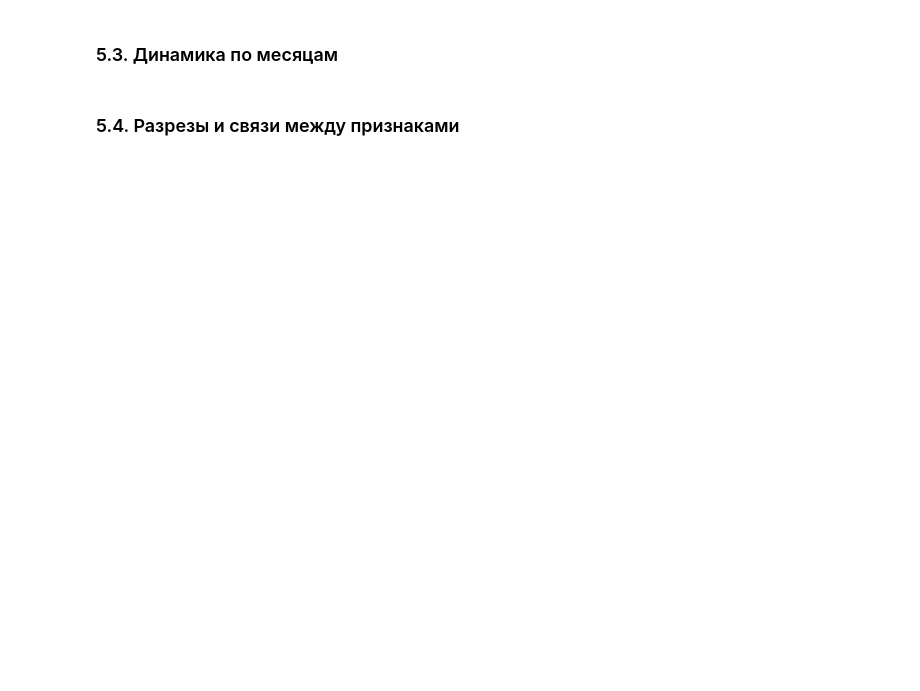
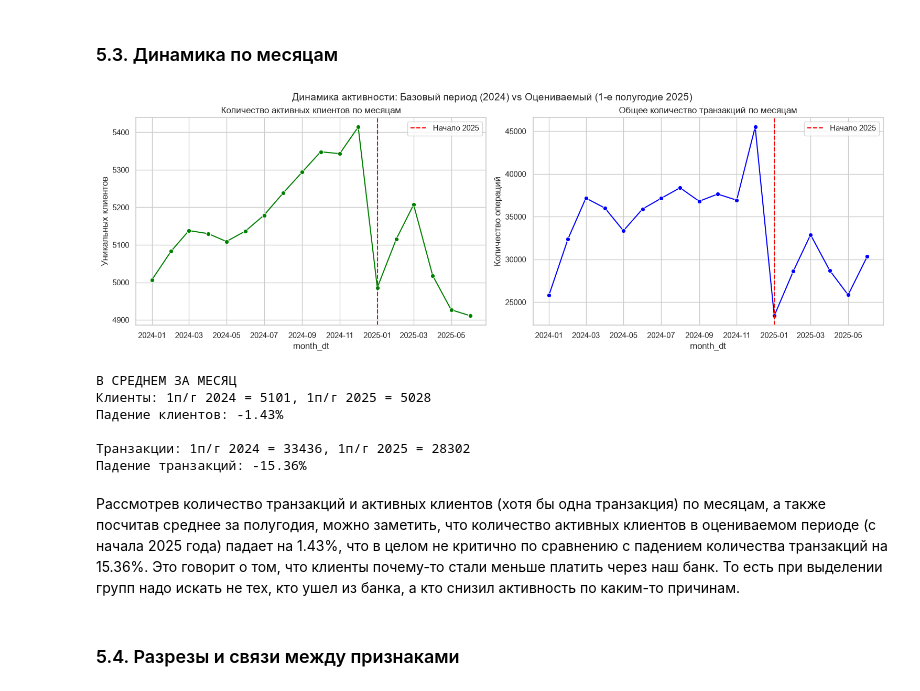
Before and after one commit to sonestos/Nikitenko_Sofya_Lab1, a Jupyter notebook: 01_analysis.ipynb, the cells around one changed output. Cells and saved outputs as stored; diff of their text form; code cells hidden in the pictures; blank space fills up the shorter version.

Commit message:
графики

```diff
--- a/01_analysis.ipynb
+++ b/01_analysis.ipynb
@@ -977,4 +1079,74 @@ cleaning_log = pd.concat([cleaning_log, pd.DataFrame(new_log_txn_dups)], ignore_
 # %% [markdown]
 ### 5.3. Динамика по месяцам
+# %%
+import matplotlib.pyplot as plt
+import seaborn as sns
+import pandas as pd
+
+txn_success = txn[txn['status'] == 'успешно'].copy()
+
+txn_success = txn_success[
+    (txn_success['txn_datetime'] >= '2024-01-01') &
+    (txn_success['txn_datetime'] <= '2025-06-30 23:59:59')
+]
+
+txn_success['month'] = txn_success['txn_datetime'].dt.to_period('M')
+
+monthly_stats = txn_success.groupby('month').agg(
+    active_clients=('client_id', 'nunique'),
+    total_txn=('txn_id', 'count')
+).reset_index()
+
+monthly_stats['month_dt'] = monthly_stats['month'].dt.to_timestamp()
+monthly_stats['year'] = monthly_stats['month_dt'].dt.year
+monthly_stats['month_num'] = monthly_stats['month_dt'].dt.month
+
+# Строим графики (оставляем как было)
+fig, axes = plt.subplots(1, 2, figsize=(15, 5), layout="constrained")
+sns.lineplot(data=monthly_stats, x='month_dt', y='active_clients', marker='o', ax=axes[0], color='green')
+axes[0].axvline(pd.Timestamp('2025-01-01'), color='red', linestyle='--', label='Начало 2025')
+axes[0].set_title('Количество активных клиентов по месяцам')
+axes[0].set_ylabel('Уникальных клиентов')
+axes[0].legend()
+
+sns.lineplot(data=monthly_stats, x='month_dt', y='total_txn', marker='o', ax=axes[1], color='blue')
+axes[1].axvline(pd.Timestamp('2025-01-01'), color='red', linestyle='--', label='Начало 2025')
+axes[1].set_title('Общее количество транзакций по месяцам')
+axes[1].set_ylabel('Количество операций')
+axes[1].legend()
+fig.suptitle('Динамика активности: Базовый период (2024) vs Оцениваемый (1-е полугодие 2025)', fontsize=14)
+plt.show()
+
+monthly_h1 = monthly_stats[monthly_stats['month_num'] <= 6]
+
+avg_stats = monthly_h1.groupby('year').agg(
+    avg_clients=('active_clients', 'mean'),
+    avg_txn=('total_txn', 'mean')
+).reset_index()
+
+avg_2024_c = avg_stats[avg_stats['year'] == 2024]['avg_clients'].values[0]
+avg_2025_c = avg_stats[avg_stats['year'] == 2025]['avg_clients'].values[0]
+drop_c = ((avg_2025_c - avg_2024_c) / avg_2024_c) * 100
+
+avg_2024_t = avg_stats[avg_stats['year'] == 2024]['avg_txn'].values[0]
+avg_2025_t = avg_stats[avg_stats['year'] == 2025]['avg_txn'].values[0]
+drop_t = ((avg_2025_t - avg_2024_t) / avg_2024_t) * 100
+
+print("В СРЕДНЕМ ЗА МЕСЯЦ")
+print(f"Клиенты: 1п/г 2024 = {avg_2024_c:.0f}, 1п/г 2025 = {avg_2025_c:.0f}")
+print(f"Падение клиентов: {drop_c:.2f}%\n")
+
+print(f"Транзакции: 1п/г 2024 = {avg_2024_t:.0f}, 1п/г 2025 = {avg_2025_t:.0f}")
+print(f"Падение транзакций: {drop_t:.2f}%")
+# %% [output]
+[figure, added]
+В СРЕДНЕМ ЗА МЕСЯЦ
+Клиенты: 1п/г 2024 = 5101, 1п/г 2025 = 5028
+Падение клиентов: -1.43%
+
+Транзакции: 1п/г 2024 = 33436, 1п/г 2025 = 28302
+Падение транзакций: -15.36%
+# %% [markdown]
+Рассмотрев количество транзакций и активных клиентов (хотя бы одна транзакция) по месяцам, а также посчитав среднее за полугодия, можно заметить, что количество активных клиентов в оцениваемом периоде (с начала 2025 года) падает на 1.43%, что в целом не критично по сравнению с падением количества транзакций на 15.36%. Это говорит о том, что клиенты почему-то стали меньше платить через наш банк. То есть при выделении групп надо искать не тех, кто ушел из банка, а кто снизил активность по каким-то причинам.
 # %% [markdown]
 ### 5.4. Разрезы и связи между признаками
```
Also changed, not shown: parts of 5 cells of this notebook.
